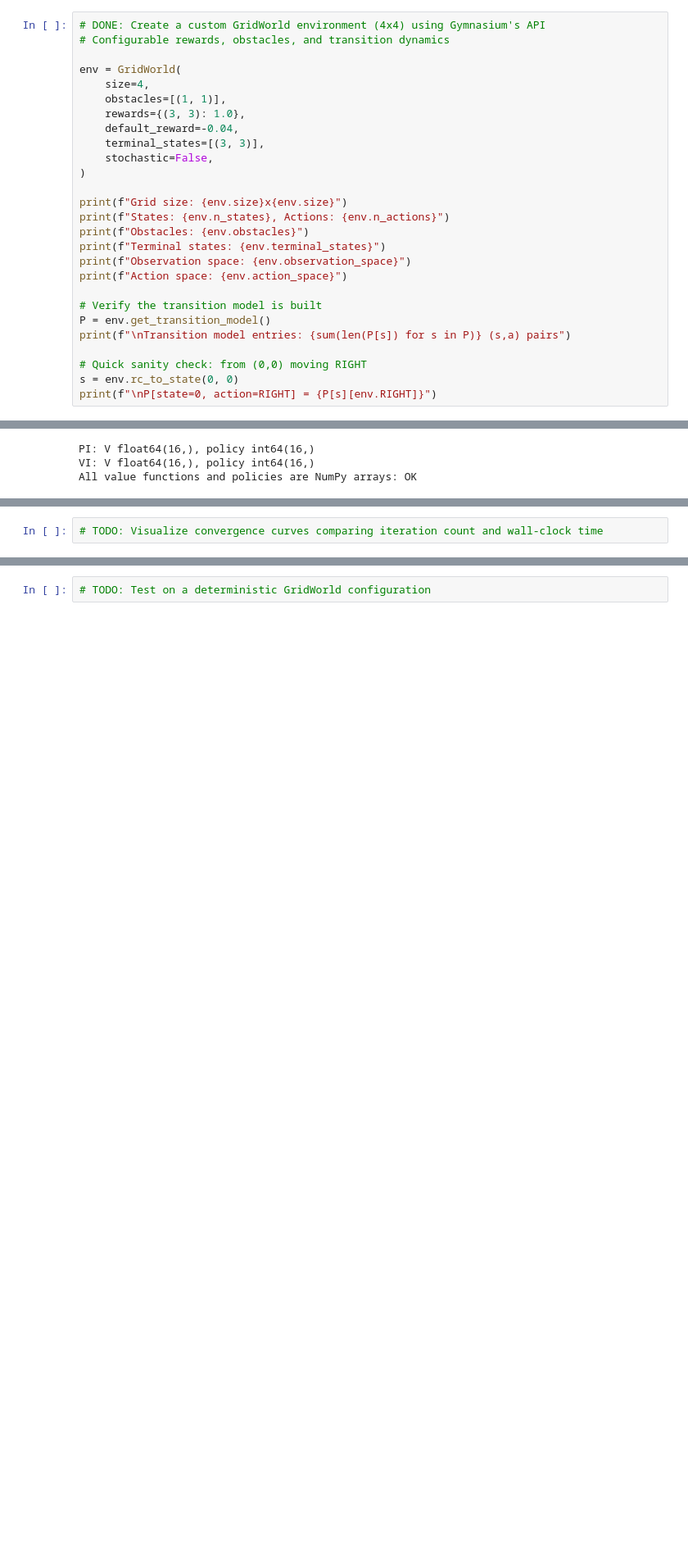
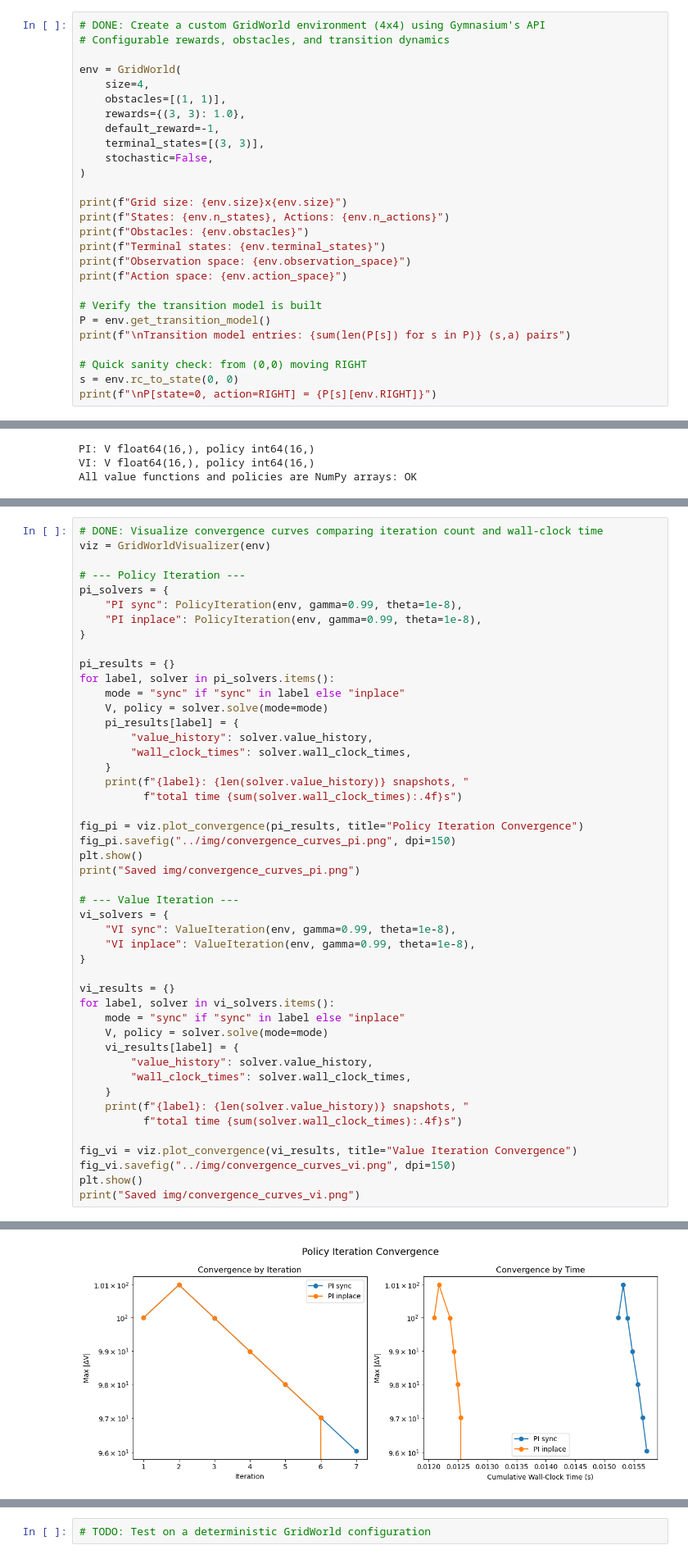
Before and after one commit to craig-rudman/MSDS684, a Jupyter notebook: W2/notebook/Lab 2 development.ipynb, the cells around one changed output, grey strips where cells are left out. Shown at 82% size. Cells and saved outputs as stored; diff of their text form; blank space fills up the shorter version.

```diff
--- a/W2/notebook/Lab 2 development.ipynb
+++ b/W2/notebook/Lab 2 development.ipynb
@@ -13,7 +13,7 @@ env = GridWorld(
     size=4,
     obstacles=[(1, 1)],
     rewards={(3, 3): 1.0},
-    default_reward=-0.04,
+    default_reward=-1,
     terminal_states=[(3, 3)],
     stochastic=False,
 )
@@ -346,2 +353,48 @@ Saved policy_iter_007.png  (actions used: ['DOWN', 'RIGHT', 'UP'])
 # %%
-# TODO: Visualize convergence curves comparing iteration count and wall-clock time
+# DONE: Visualize convergence curves comparing iteration count and wall-clock time
+viz = GridWorldVisualizer(env)
+
+# --- Policy Iteration ---
+pi_solvers = {
+    "PI sync": PolicyIteration(env, gamma=0.99, theta=1e-8),
+    "PI inplace": PolicyIteration(env, gamma=0.99, theta=1e-8),
+}
+
+pi_results = {}
+for label, solver in pi_solvers.items():
+    mode = "sync" if "sync" in label else "inplace"
+    V, policy = solver.solve(mode=mode)
+    pi_results[label] = {
+        "value_history": solver.value_history,
+        "wall_clock_times": solver.wall_clock_times,
+    }
+    print(f"{label}: {len(solver.value_history)} snapshots, "
+          f"total time {sum(solver.wall_clock_times):.4f}s")
+
+fig_pi = viz.plot_convergence(pi_results, title="Policy Iteration Convergence")
+fig_pi.savefig("../img/convergence_curves_pi.png", dpi=150)
+plt.show()
+print("Saved img/convergence_curves_pi.png")
+
+# --- Value Iteration ---
+vi_solvers = {
+    "VI sync": ValueIteration(env, gamma=0.99, theta=1e-8),
+    "VI inplace": ValueIteration(env, gamma=0.99, theta=1e-8),
+}
+
+vi_results = {}
+for label, solver in vi_solvers.items():
+    mode = "sync" if "sync" in label else "inplace"
+    V, policy = solver.solve(mode=mode)
+    vi_results[label] = {
+        "value_history": solver.value_history,
+        "wall_clock_times": solver.wall_clock_times,
+    }
+    print(f"{label}: {len(solver.value_history)} snapshots, "
+          f"total time {sum(solver.wall_clock_times):.4f}s")
+
+fig_vi = viz.plot_convergence(vi_results, title="Value Iteration Convergence")
+fig_vi.savefig("../img/convergence_curves_vi.png", dpi=150)
+plt.show()
+print("Saved img/convergence_curves_vi.png")
+# %% [output]
@@ -347,0 +403 @@ Saved policy_iter_007.png  (actions used: ['DOWN', 'RIGHT', 'UP'])
+[figure, added]
```
Also changed, not shown: parts of 10 cells of this notebook, 20 other files.
